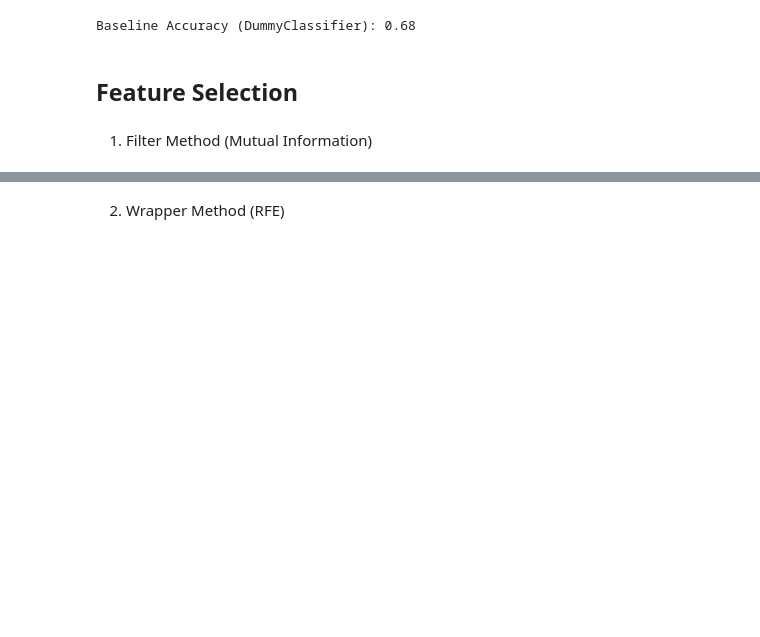
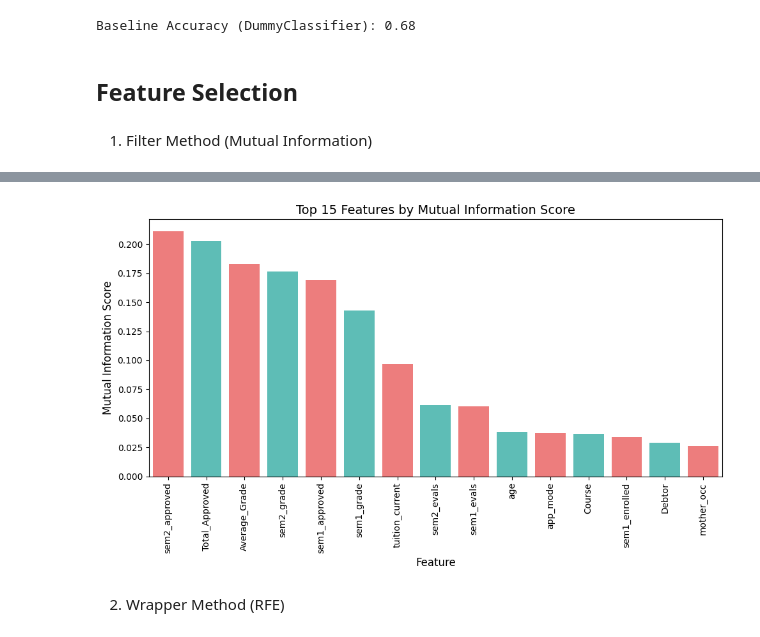
Before and after one commit to abdulmm44/Student_dropout_prediction, a Jupyter notebook: Student_dropout.ipynb, the cells around one changed output, grey strips where cells are left out. Saved outputs shown, nothing was run; the diff lists cells and outputs as text; code cells hidden in the pictures; blank space fills up the shorter version.

```diff
--- a/Student_dropout.ipynb
+++ b/Student_dropout.ipynb
@@ -823,3 +822,15 @@ print(scores.head(15))
+# %%
+# plot a bar chart with feature name and the score
+plt.figure(figsize=(10, 6))
+sns.barplot(x='Feature', y='Score', data=scores.head(15), palette=colors)
+plt.title('Top 15 Features by Mutual Information Score', fontsize=14)
+plt.xlabel('Feature', fontsize=12)
+plt.ylabel('Mutual Information Score', fontsize=12)
+plt.xticks(rotation=90)
+plt.tight_layout()
+plt.show()
+# %% [output]
+[figure, added]
 # %% [markdown]
 2. Wrapper Method (RFE)
 # %%
```
Also changed, not shown: parts of 39 cells of this notebook.
